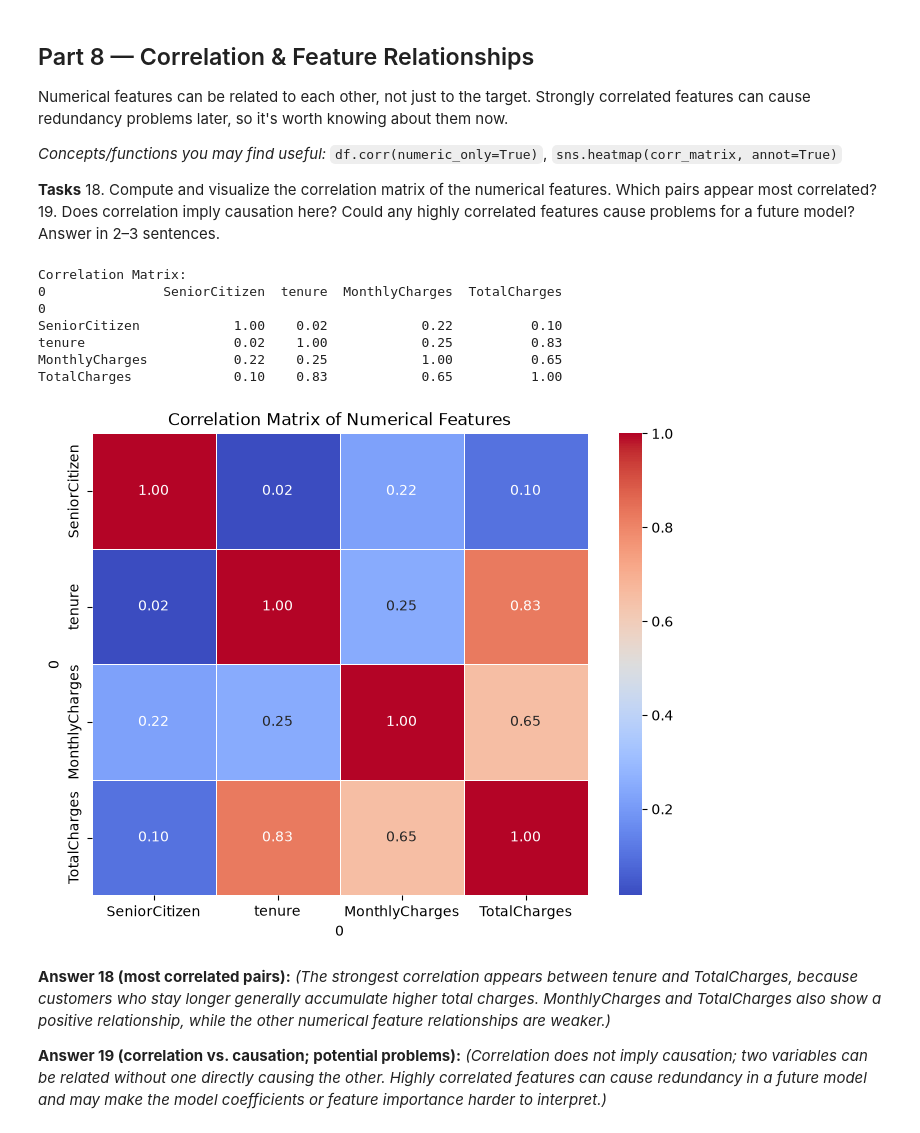
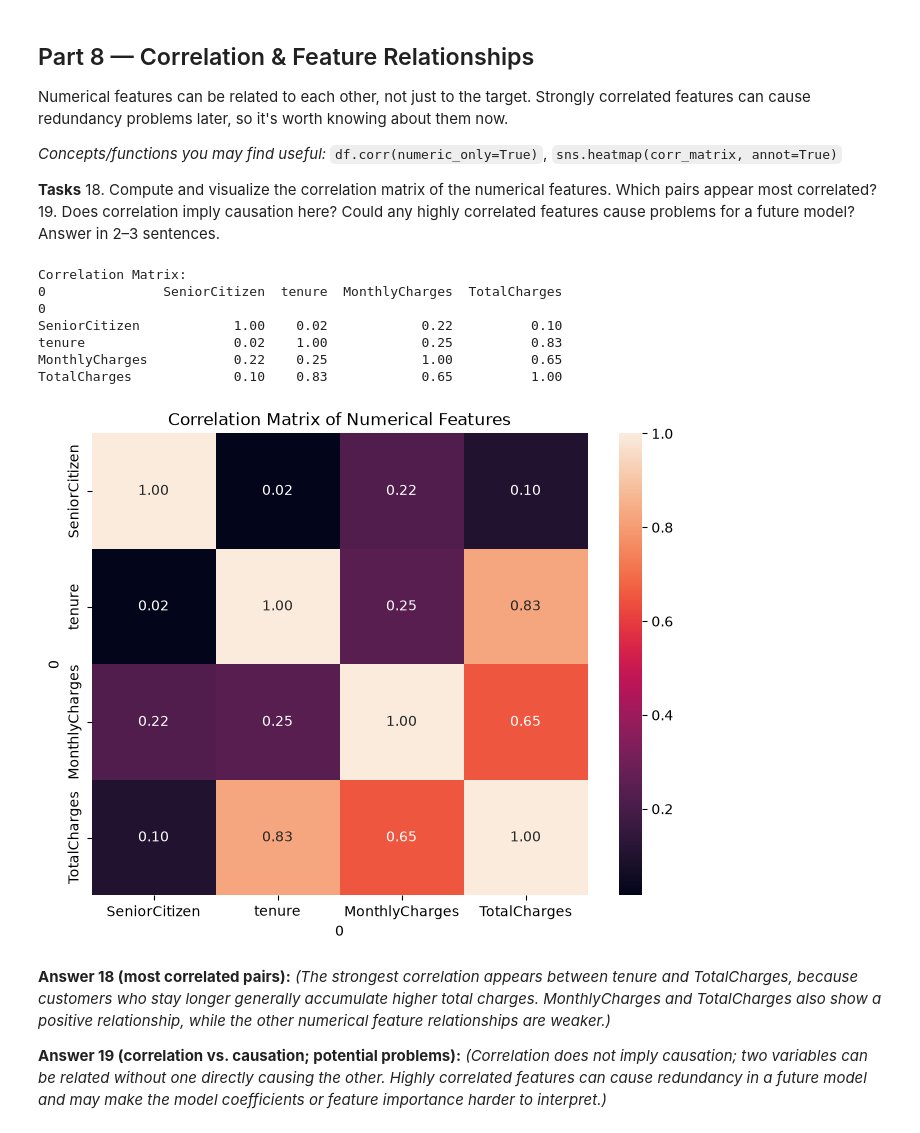
Before and after one commit to waqas309/ML-Lab-Lab02, a Jupyter notebook: Lab2_Data_Cleaning_EDA_Template.ipynb, the cells around one changed output. Drawn from its saved outputs; the diff is of its cells as text; code cells hidden in the pictures.

Commit message:
Update Lab 2 notebook and cleaned dataset

```diff
--- a/Lab2_Data_Cleaning_EDA_Template.ipynb
+++ b/Lab2_Data_Cleaning_EDA_Template.ipynb
@@ -26,17 +26,20 @@ import numpy as np
 import matplotlib.pyplot as plt
 import seaborn as sns
 
-# Load the dataset
+# Load the CSV as one raw column
 raw = pd.read_csv("telco_churn.csv", header=None)
 
-# Split the single CSV column
+# Split the comma-separated data into separate columns
 df = raw[0].str.split(",", expand=True)
 
-# Use the first row as column names
+# Use first row as column names
 df.columns = df.iloc[0]
 
-# Remove the header row from the actual data
+# Remove header row from data
 df = df.iloc[1:].reset_index(drop=True)
+
+# Remove possible whitespace from column names
+df.columns = df.columns.str.strip()
 
 print("Shape:", df.shape)
 print(df.head())
@@ -628,37 +631,33 @@ Numerical features can be related to each other, not just to the target. Strongl
 # %%
 # Task 18 — correlation matrix and heatmap
 numeric_df = cleaned_df[
     ["SeniorCitizen", "tenure", "MonthlyCharges", "TotalCharges"]
 ]
 
-# Calculate correlation matrix
 corr_matrix = numeric_df.corr()
 
 print("Correlation Matrix:")
 print(corr_matrix.round(2))
 
-# Visualize correlation matrix
 plt.figure(figsize=(8, 6))
 
 sns.heatmap(
     corr_matrix,
     annot=True,
-    cmap="coolwarm",
-    fmt=".2f",
-    linewidths=0.5
+    fmt=".2f"
 )
 
 plt.title("Correlation Matrix of Numerical Features")
 plt.show()
 # %% [output]
 Correlation Matrix:
 0               SeniorCitizen  tenure  MonthlyCharges  TotalCharges
 0
 SeniorCitizen            1.00    0.02            0.22          0.10
 tenure                   0.02    1.00            0.25          0.83
 MonthlyCharges           0.22    0.25            1.00          0.65
 TotalCharges             0.10    0.83            0.65          1.00
-[figure, old version]
+[figure, new version]
 # %% [markdown]
 **Answer 18 (most correlated pairs):**
 _(The strongest correlation appears between tenure and TotalCharges, because customers who stay longer generally accumulate higher total charges. MonthlyCharges and TotalCharges also show a positive relationship, while the other numerical feature relationships are weaker.)_
```
Also changed, not shown: parts of 26 cells of this notebook, 1 other file.
